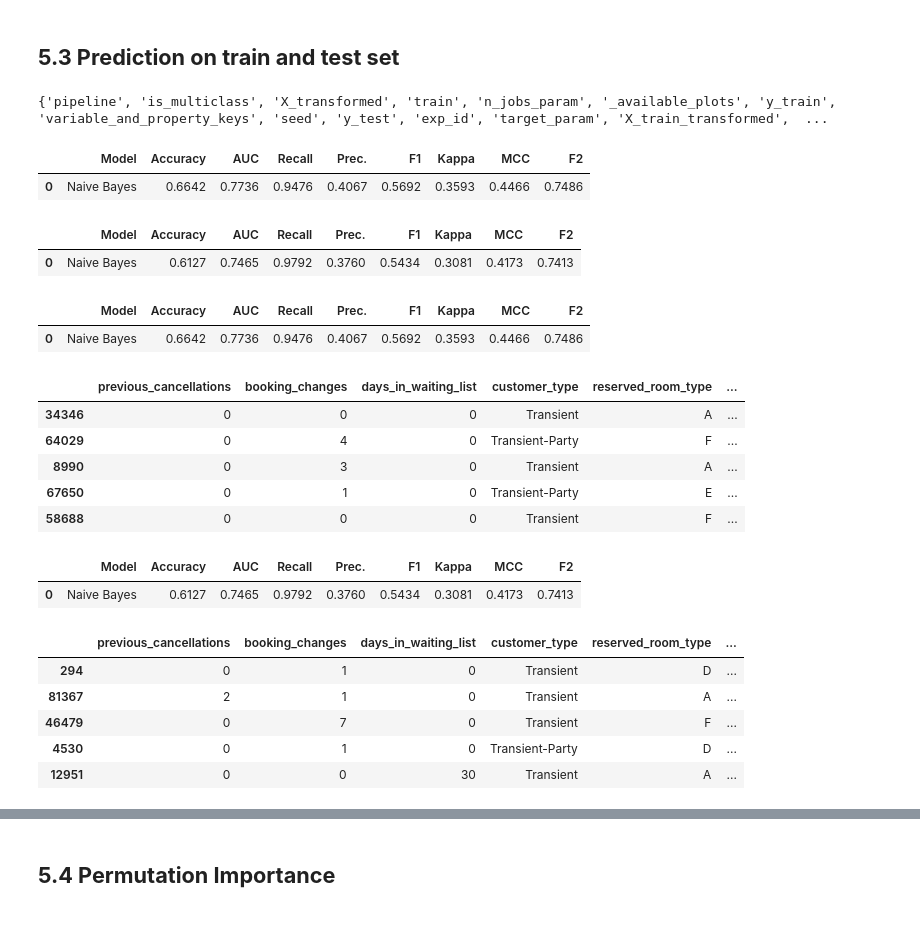
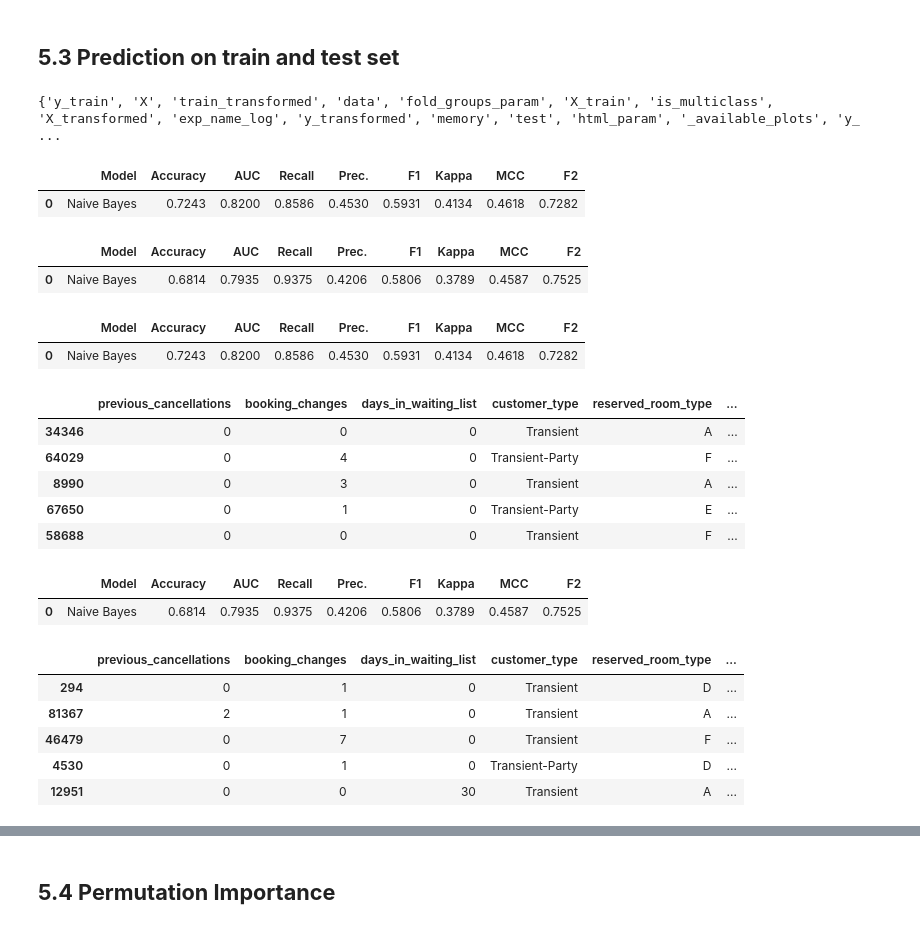
Before and after one commit to LingAdeu/hotel-booking-cancelation-prediction, a Jupyter notebook: notebook/notebook.ipynb, the cells around one changed output, grey strips where cells are left out. Drawn from its saved outputs; the diff is of its cells as text; code cells hidden in the pictures.

```diff
--- a/notebook/notebook.ipynb
+++ b/notebook/notebook.ipynb
@@ -1813,0 +1926,3 @@ print(eval3.loc['Exp7_Mean', 'F2'] - eval3.loc['Exp7_Std', 'F2'],
+# %%
+# perform hyperparameter tuning
+exp8_tuned_bm = exp8.tune_model(exp8_bm)
@@ -1875,0 +2090,3 @@ exp4.plot_model(exp4_tuned_bm, plot = 'pr')
+# %%
+# calibrate model
+exp8_calibrated = exp8.calibrate_model(exp8_tuned_bm, method='isotonic')
@@ -1879,7 +2123,7 @@ exp4.plot_model(exp4_tuned_bm, plot = 'pr')
 ## <b>5.1 Model Finalization</b>
 # %%
 # finalize model
-final_mdl = exp4.finalize_model(exp4_tuned_bm)
+final_mdl = exp8.finalize_model(exp8_calibrated)
 
 # print model
 final_mdl
@@ -1995,32 +2246,32 @@ $$
 ## <b>5.3 Prediction on train and test set</b>
 # %%
 # print config
-print(exp4.get_config())
+print(exp8.get_config())
 # %% [output]
-{'pipeline', 'is_multiclass', 'X_transformed', 'train', 'n_jobs_param', '_available_plots', 'y_train', 'variable_and_property_keys', 'seed', 'y_test', 'exp_id', 'target_param', 'X_train_transformed',  ...
+{'y_train', 'X', 'train_transformed', 'data', 'fold_groups_param', 'X_train', 'is_multiclass', 'X_transformed', 'exp_name_log', 'y_transformed', 'memory', 'test', 'html_param', '_available_plots', 'y_ ...
 # %%
 # access training and test data
-X_train = exp4.get_config('X_train')
-y_train = exp4.get_config('y_train')
-X_test = exp4.get_config('X_test')
-y_test = exp4.get_config('y_test')
+X_train = exp8.get_config('X_train')
+y_train = exp8.get_config('y_train')
+X_test = exp8.get_config('X_test')
+y_test = exp8.get_config('y_test')
 # %%
 # get predictions on train set
-train_predictions = exp4.predict_model(final_mdl, data=pd.concat([X_train, y_train], axis=1))
+train_predictions = exp8.predict_model(final_mdl, data=pd.concat([X_train, y_train], axis=1))
 
 # get predictions on test set
-test_predictions = exp4.predict_model(final_mdl, data=pd.concat([X_test, y_test], axis=1))
+test_predictions = exp8.predict_model(final_mdl, data=pd.concat([X_test, y_test], axis=1))
 # %% [output]
 |  | Model | Accuracy | AUC | Recall | Prec. | F1 | Kappa | MCC | F2 |
-| 0 | Naive Bayes | 0.6642 | 0.7736 | 0.9476 | 0.4067 | 0.5692 | 0.3593 | 0.4466 | 0.7486 |
+| 0 | Naive Bayes | 0.7243 | 0.8200 | 0.8586 | 0.4530 | 0.5931 | 0.4134 | 0.4618 | 0.7282 |
 |  | Model | Accuracy | AUC | Recall | Prec. | F1 | Kappa | MCC | F2 |
-| 0 | Naive Bayes | 0.6127 | 0.7465 | 0.9792 | 0.3760 | 0.5434 | 0.3081 | 0.4173 | 0.7413 |
+| 0 | Naive Bayes | 0.6814 | 0.7935 | 0.9375 | 0.4206 | 0.5806 | 0.3789 | 0.4587 | 0.7525 |
 # %%
 # get predictions on train set
-exp4.predict_model(final_mdl, data=exp4.get_config('train')).head()
+exp8.predict_model(final_mdl, data=exp8.get_config('train')).head()
 # %% [output]
 |  | Model | Accuracy | AUC | Recall | Prec. | F1 | Kappa | MCC | F2 |
-| 0 | Naive Bayes | 0.6642 | 0.7736 | 0.9476 | 0.4067 | 0.5692 | 0.3593 | 0.4466 | 0.7486 |
+| 0 | Naive Bayes | 0.7243 | 0.8200 | 0.8586 | 0.4530 | 0.5931 | 0.4134 | 0.4618 | 0.7282 |
 |  | previous_cancellations | booking_changes | days_in_waiting_list | customer_type | reserved_room_type | ... |
 | 34346 | 0 | 0 | 0 | Transient | A | ... |
 | 64029 | 0 | 4 | 0 | Transient-Party | F | ... |
@@ -2029,10 +2280,10 @@ exp4.predict_model(final_mdl, data=exp4.get_config('train')).head()
 | 58688 | 0 | 0 | 0 | Transient | F | ... |
 # %%
 # get predictions on test set
-exp4.predict_model(final_mdl).head()
+exp8.predict_model(final_mdl).head()
 # %% [output]
 |  | Model | Accuracy | AUC | Recall | Prec. | F1 | Kappa | MCC | F2 |
-| 0 | Naive Bayes | 0.6127 | 0.7465 | 0.9792 | 0.3760 | 0.5434 | 0.3081 | 0.4173 | 0.7413 |
+| 0 | Naive Bayes | 0.6814 | 0.7935 | 0.9375 | 0.4206 | 0.5806 | 0.3789 | 0.4587 | 0.7525 |
 |  | previous_cancellations | booking_changes | days_in_waiting_list | customer_type | reserved_room_type | ... |
 | 294 | 0 | 1 | 0 | Transient | D | ... |
 | 81367 | 2 | 1 | 0 | Transient | A | ... |
```
Also changed, not shown: parts of 86 cells of this notebook, 10 other files.
